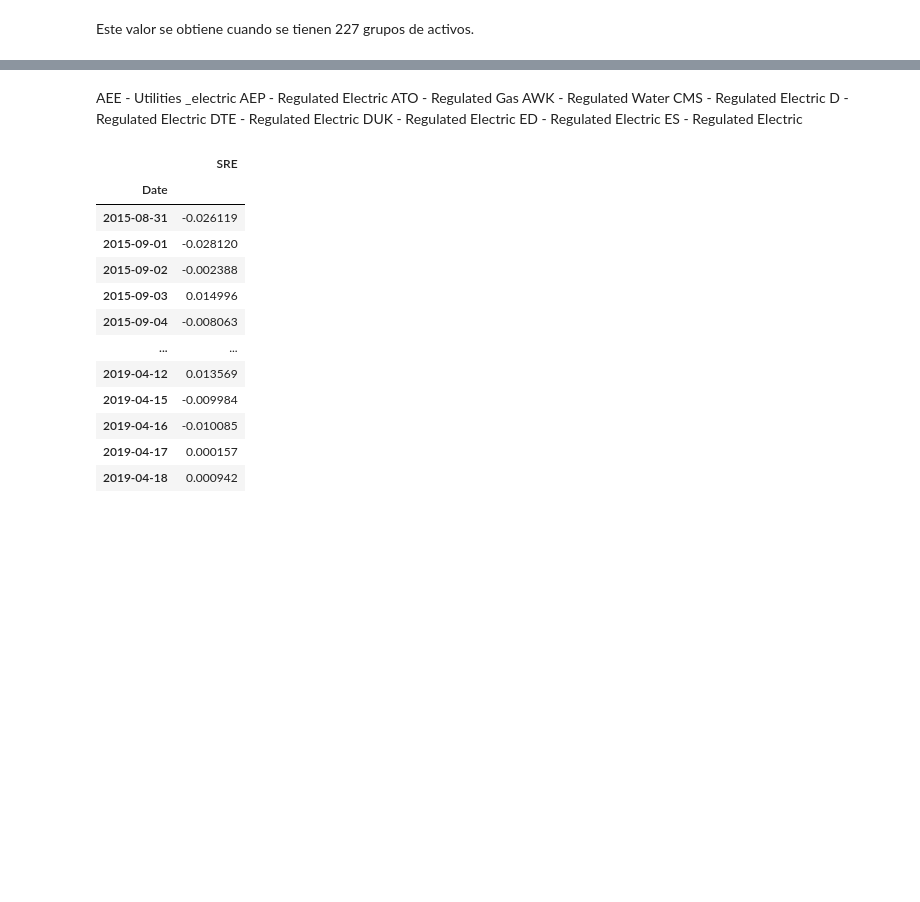
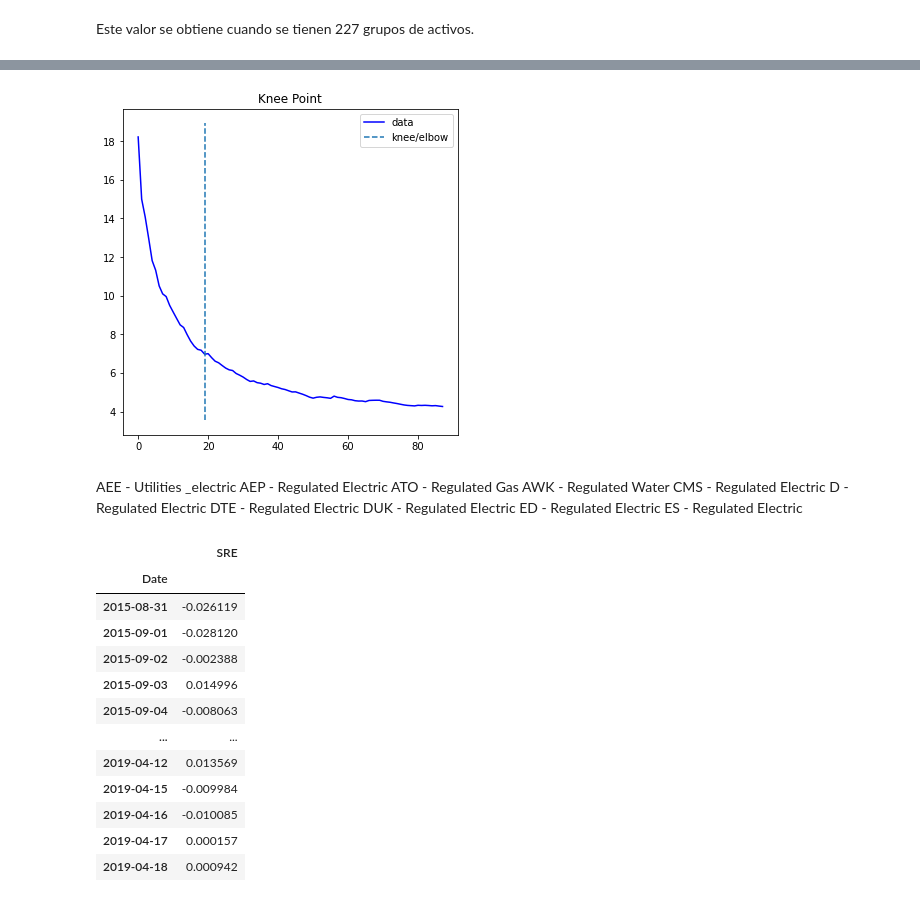
Before and after one commit to jduarte00/tesis, a Jupyter notebook: indice_calinski_harabasz.ipynb, the cells around one changed output, grey strips where cells are left out. Cells and saved outputs as stored; diff of their text form; code cells hidden in the pictures; blank space fills up the shorter version.

```diff
--- a/indice_calinski_harabasz.ipynb
+++ b/indice_calinski_harabasz.ipynb
@@ -84,3 +107,7 @@ pd.Series(indices)[:90].plot()
+# %%
+kneed.KneeLocator(range(len(indices[2:90])), indices[2:90], curve='convex', direction='decreasing').plot_knee()
+# %% [output]
+[figure, added]
 # %% [markdown]
 AEE - Utilities _electric
 AEP - Regulated Electric
```
Also changed, not shown: parts of 13 cells of this notebook, 3 other files.
